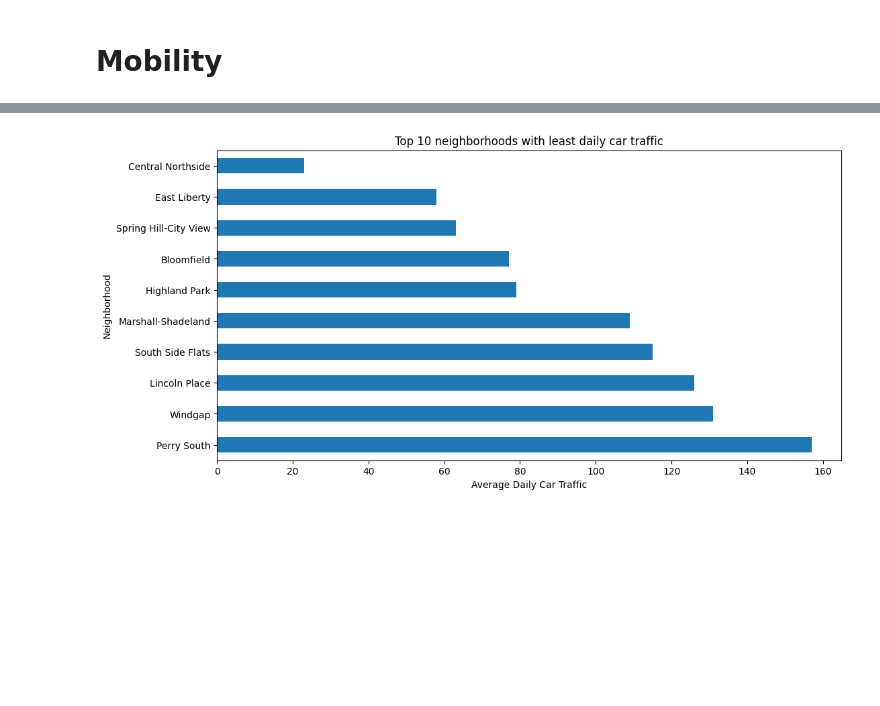
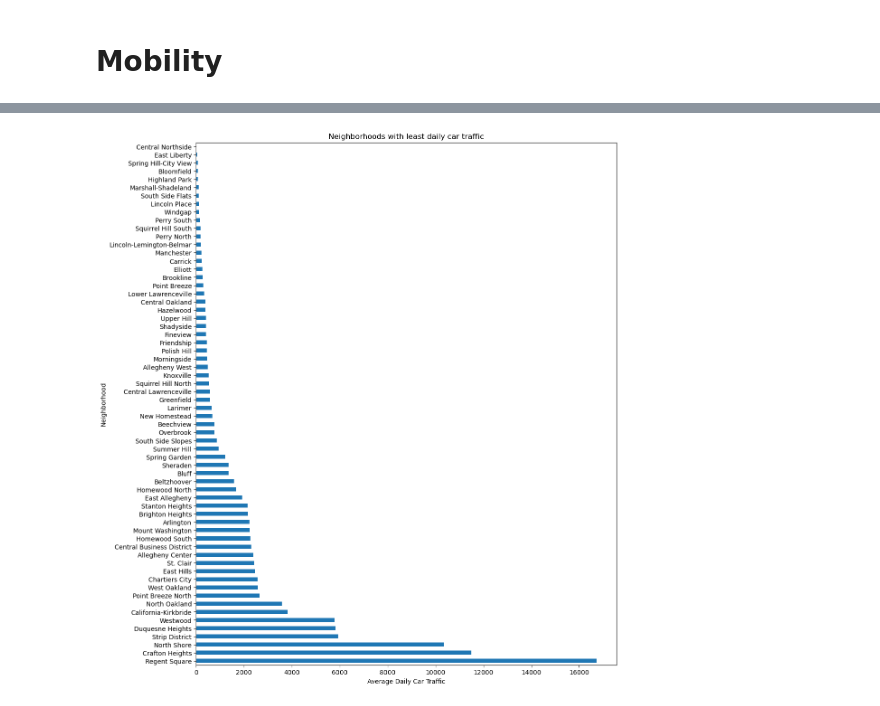
Before and after one commit to Gitter499/best-pitt-neighborhood, a Jupyter notebook: big-ideas-final-project.ipynb, the cells around one changed output, grey strips where cells are left out. Saved outputs shown, nothing was run; the diff lists cells and outputs as text; code cells hidden in the pictures; blank space fills up the shorter version.

```diff
--- a/big-ideas-final-project.ipynb
+++ b/big-ideas-final-project.ipynb
@@ -344,15 +409,15 @@ min_traffic_by_neighborhood = traffic_data.groupby('neighborhood')['average_dail
 #sort the results to identify neighborhoods with the least traffic
 min_traffic_sorted = min_traffic_by_neighborhood.sort_values()
 # %%
-#plot the top 10 neighborhoods with the least daily car traffic
-min_traffic_sorted.head(10).plot(
+#plot the top neighborhoods with the least daily car traffic
+min_traffic_sorted.plot(
     kind='barh',
-    figsize=(12, 6),
-    title='Top 10 neighborhoods with least daily car traffic'
+    figsize=(12, 15),
+    title='Neighborhoods with least daily car traffic'
 )
 plt.xlabel('Average Daily Car Traffic')
 plt.ylabel('Neighborhood')
 plt.gca().invert_yaxis() #invert y-axis for better readability
 plt.show()
 # %% [output]
-[figure, old version]
+[figure, new version]
```
Also changed, not shown: parts of 30 cells of this notebook, 2 other files.
